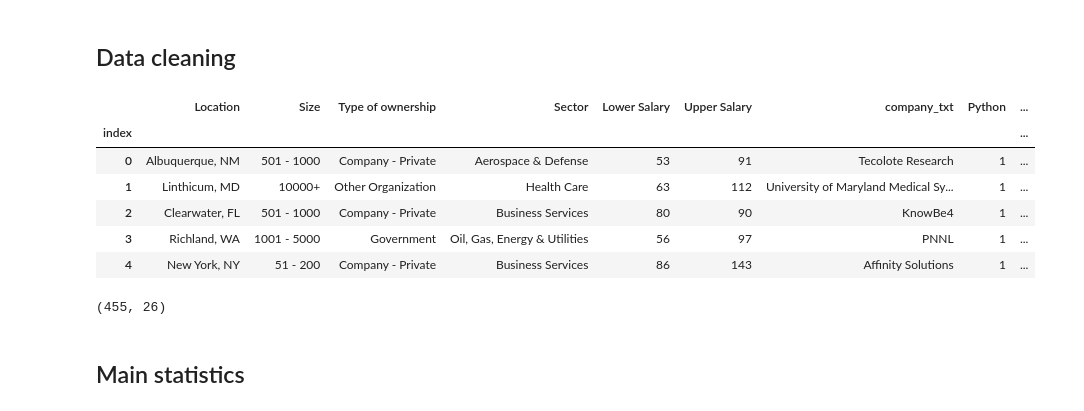
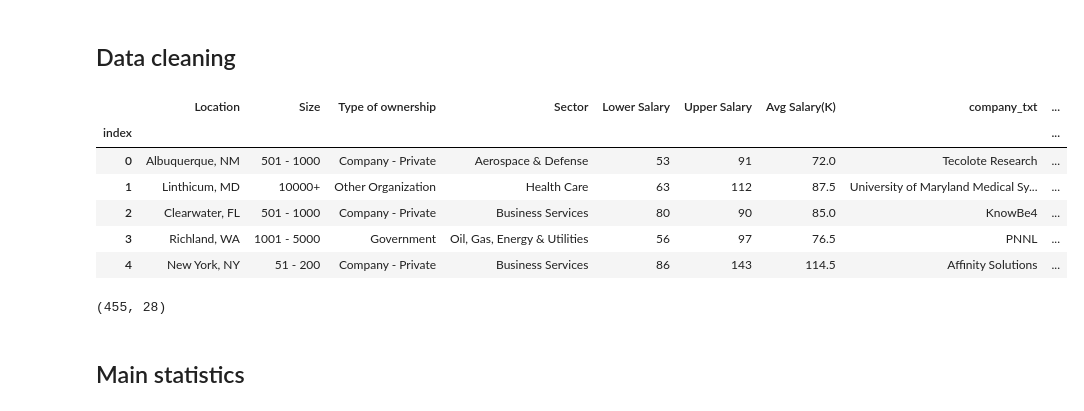
Before and after one commit to FabianoManetti/DataScientistSalary, a Jupyter notebook: data_Scientist_Salaries.ipynb, the cells around one changed output. Drawn from its saved outputs; the diff is of its cells as text; code cells hidden in the pictures.

```diff
--- a/data_Scientist_Salaries.ipynb
+++ b/data_Scientist_Salaries.ipynb
@@ -106,25 +106,25 @@ dataset.query('company_txt == "Reynolds American"')
 dataset = dataset.drop_duplicates(['company_txt', 'Upper Salary'])
 # %%
 columns_deleted = ['Job Title', 'Salary Estimate', 'Job Description', 'Rating', 'Company Name', 'Headquarters', 'Founded',
-                   'Industry', 'Revenue', 'Competitors', 'Hourly', 'Employer provided', 'Job Location', 'Age', 'Avg Salary(K)']
+                   'Industry', 'Revenue', 'Competitors', 'Hourly', 'Employer provided', 'Age']
 dataset.drop(columns = columns_deleted, axis = 1, inplace = True)
 
 change_name_column = {'job_title_sim': 'job_title'}
 dataset.rename(columns = change_name_column, inplace = True)
 
 dataset.head()
 # %% [output]
-|  | Location | Size | Type of ownership | Sector | Lower Salary | Upper Salary | company_txt | Python | ... |
+|  | Location | Size | Type of ownership | Sector | Lower Salary | Upper Salary | Avg Salary(K) | company_txt | ... |
 | index |  |  |  |  |  |  |  |  | ... |
-| 0 | Albuquerque, NM | 501 - 1000 | Company - Private | Aerospace & Defense | 53 | 91 | Tecolote Research | 1 | ... |
-| 1 | Linthicum, MD | 10000+ | Other Organization | Health Care | 63 | 112 | University of Maryland Medical Sy... | 1 | ... |
-| 2 | Clearwater, FL | 501 - 1000 | Company - Private | Business Services | 80 | 90 | KnowBe4 | 1 | ... |
-| 3 | Richland, WA | 1001 - 5000 | Government | Oil, Gas, Energy & Utilities | 56 | 97 | PNNL | 1 | ... |
-| 4 | New York, NY | 51 - 200 | Company - Private | Business Services | 86 | 143 | Affinity Solutions | 1 | ... |
+| 0 | Albuquerque, NM | 501 - 1000 | Company - Private | Aerospace & Defense | 53 | 91 | 72.0 | Tecolote Research | ... |
+| 1 | Linthicum, MD | 10000+ | Other Organization | Health Care | 63 | 112 | 87.5 | University of Maryland Medical Sy... | ... |
+| 2 | Clearwater, FL | 501 - 1000 | Company - Private | Business Services | 80 | 90 | 85.0 | KnowBe4 | ... |
+| 3 | Richland, WA | 1001 - 5000 | Government | Oil, Gas, Energy & Utilities | 56 | 97 | 76.5 | PNNL | ... |
+| 4 | New York, NY | 51 - 200 | Company - Private | Business Services | 86 | 143 | 114.5 | Affinity Solutions | ... |
 # %%
 dataset.shape
 # %% [output]
-(455, 26)
+(455, 28)
 # %% [markdown]
 ## Main statistics
 # %%
```
Also changed, not shown: parts of 8 cells of this notebook, 7 other files.
